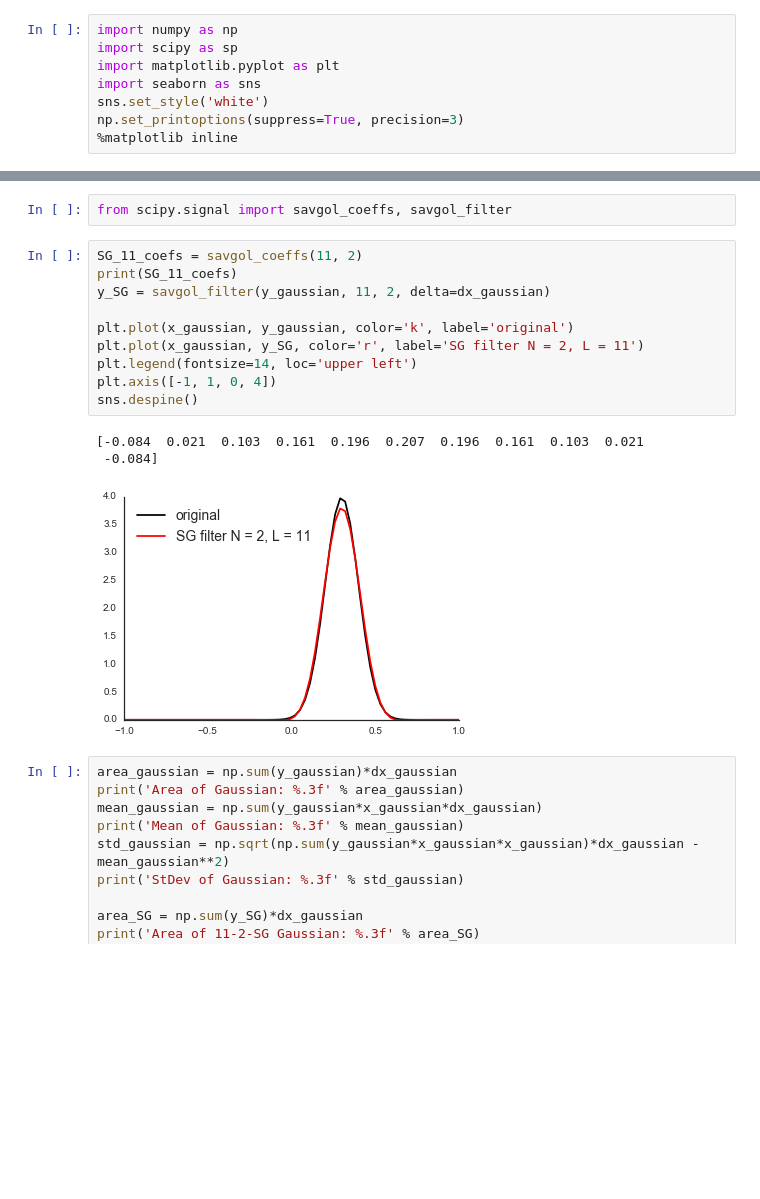
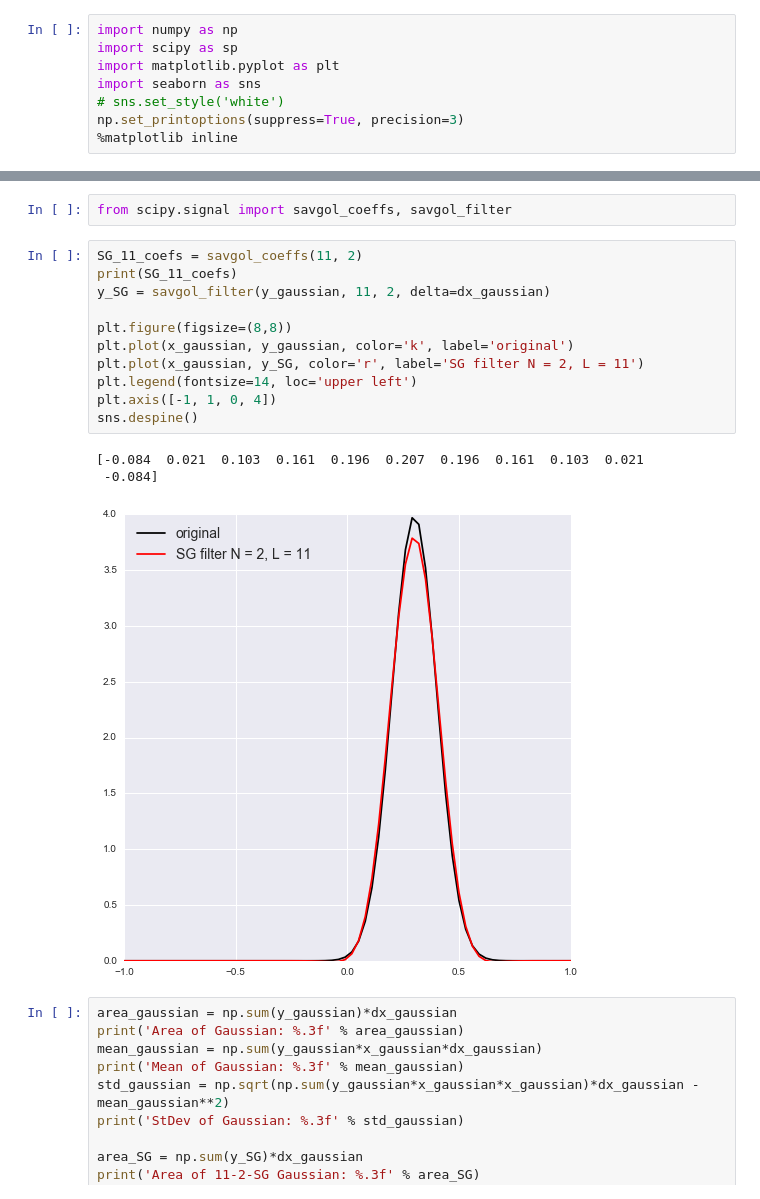
Before and after one commit to anzelpwj/Stats-week, a Jupyter notebook: Savitsky_Golay_Filters.ipynb, the cells around one changed output, grey strips where cells are left out. Cells and saved outputs as stored; diff of their text form; blank space fills up the shorter version.

```diff
--- a/Savitsky_Golay_Filters.ipynb
+++ b/Savitsky_Golay_Filters.ipynb
@@ -7,7 +7,7 @@ import numpy as np
 import scipy as sp
 import matplotlib.pyplot as plt
 import seaborn as sns
-sns.set_style('white')
+# sns.set_style('white')
 np.set_printoptions(suppress=True, precision=3)
 %matplotlib inline
 # %% [markdown]
@@ -196,17 +198,18 @@ from scipy.signal import savgol_coeffs, savgol_filter
 # %%
 SG_11_coefs = savgol_coeffs(11, 2)
 print(SG_11_coefs)
 y_SG = savgol_filter(y_gaussian, 11, 2, delta=dx_gaussian)
 
+plt.figure(figsize=(8,8))
 plt.plot(x_gaussian, y_gaussian, color='k', label='original')
 plt.plot(x_gaussian, y_SG, color='r', label='SG filter N = 2, L = 11')
 plt.legend(fontsize=14, loc='upper left')
 plt.axis([-1, 1, 0, 4])
 sns.despine()
 # %% [output]
 [-0.084  0.021  0.103  0.161  0.196  0.207  0.196  0.161  0.103  0.021
  -0.084]
-[figure, old version]
+[figure, new version]
 # %%
 area_gaussian = np.sum(y_gaussian)*dx_gaussian
 print('Area of Gaussian: %.3f' % area_gaussian)
```
Also changed, not shown: parts of 16 cells of this notebook.
